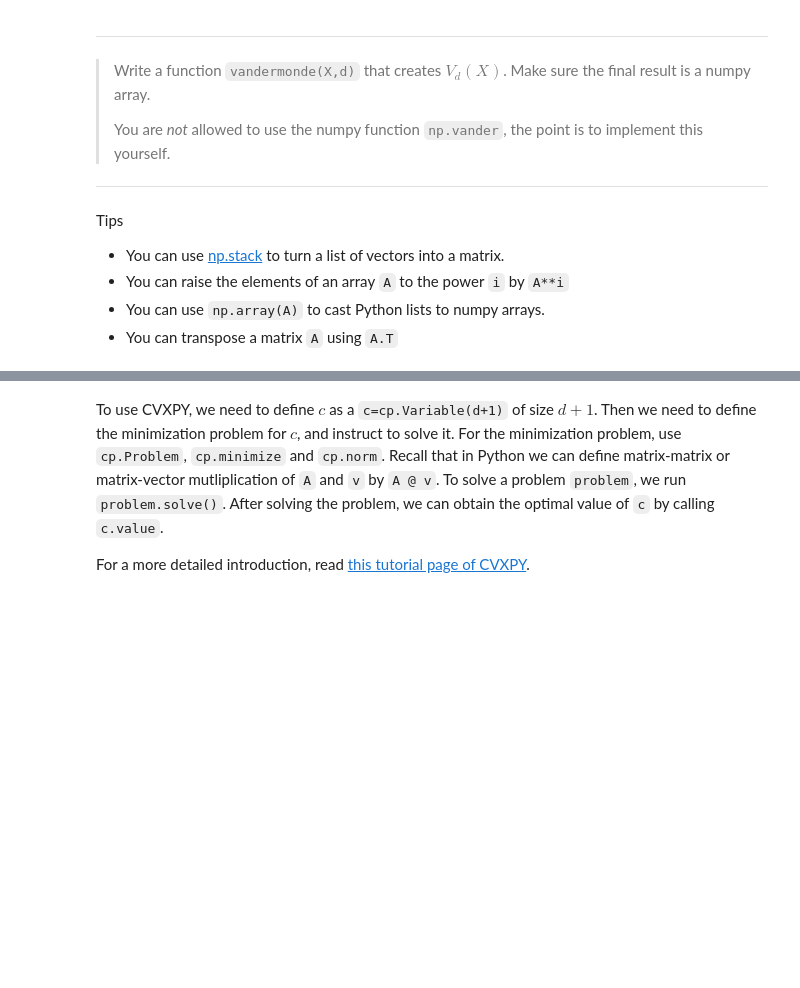
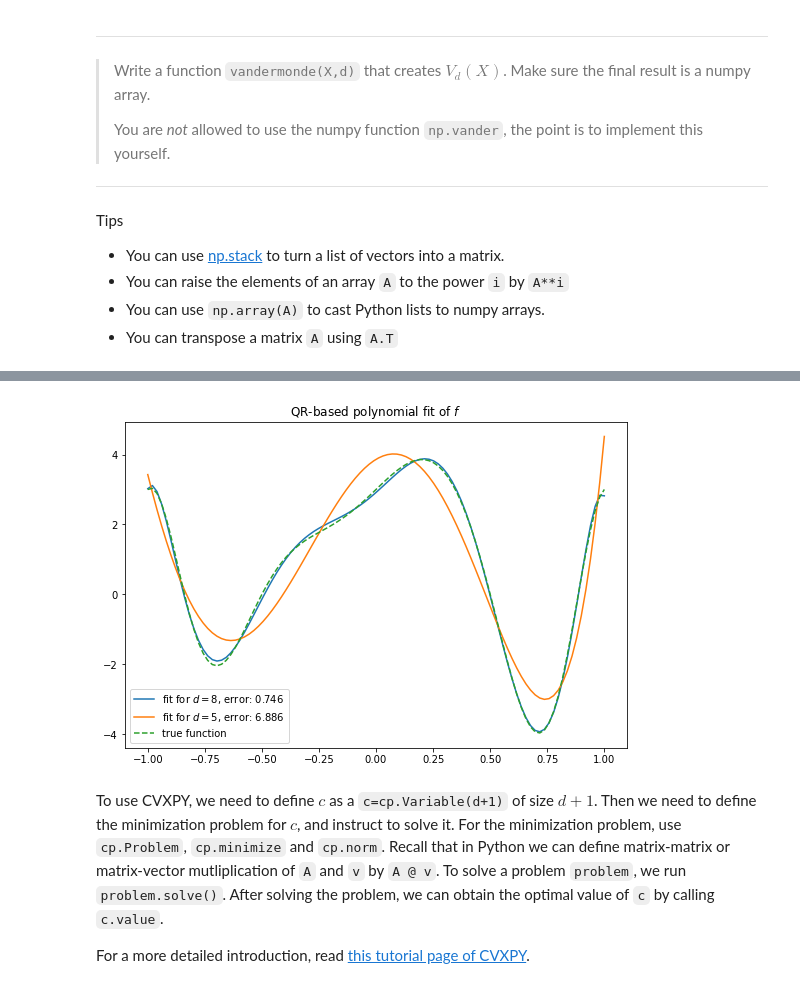
Before and after one commit to anhnguyendepocen/optimization-II-2021, a Jupyter notebook: notebooks/week3.ipynb, the cells around one changed output, grey strips where cells are left out. Saved outputs shown, nothing was run; the diff lists cells and outputs as text; code cells hidden in the pictures; blank space fills up the shorter version.

```diff
--- a/notebooks/week3.ipynb
+++ b/notebooks/week3.ipynb
@@ -171,33 +192,36 @@ assert np.abs(error8 - 0.74568) < 1e-4, "The error for d=5 is not correct"
 # %%
 def pol_fit_qr(X, Y, d):
     # Read the instructions, because here it's important
     # that the solution is calculated in the right way!
     # Unfortunately it's hard to write tests that
     # check HOW a solution is computed.
 
-    # YOUR CODE HERE
-    raise NotImplementedError()
+    A = vandermonde(X, d)
+    Q, R = np.linalg.qr(A)
+    return scipy.linalg.solve_triangular(R, Q.T @ Y)
 
 
 c5 = pol_fit_qr(X, Y, 5)
 c8 = pol_fit_qr(X, Y, 8)
 assert isinstance(c5, np.ndarray), "Make sure the result is a numpy array"
 assert c5.shape == (6,), "The shape of the result is wrong"
 assert c8.shape == (9,), "The shape of the result is wrong"
 
 Y_pred5 = apply_poly(X, c5)
 Y_pred8 = apply_poly(X, c8)
 error5 = np.linalg.norm(Y - Y_pred5)
 error8 = np.linalg.norm(Y - Y_pred8)
 
 plt.title("QR-based polynomial fit of $f$")
 plt.plot(X, Y_pred8, "-", label=f"fit for $d=8$, error: {error8:.3f}")
 plt.plot(X, Y_pred5, "-", label=f"fit for $d=5$, error: {error5:.3f}")
 plt.plot(X, Y, "--", label="true function")
 plt.legend()
 
 assert np.abs(error5 - 6.88594) < 1e-4, "The error for d=5 is not correct"
 assert np.abs(error8 - 0.74568) < 1e-4, "The error for d=5 is not correct"
+# %% [output]
+[figure, added]
 # %% [markdown]
 To use CVXPY, we need to define $c$ as a `c=cp.Variable(d+1)` of size $d+1$. Then we need to define the minimization problem for $c$, and instruct to solve it.
 For the minimization problem, use `cp.Problem`, `cp.minimize` and `cp.norm`. Recall that in Python we can define matrix-matrix or matrix-vector mutliplication of `A` and `v` by `A @ v`. To solve a problem `problem`, we run `problem.solve()`. After solving the problem, we can obtain the optimal value of `c` by calling `c.value`.
```
Also changed, not shown: parts of 16 cells of this notebook.
